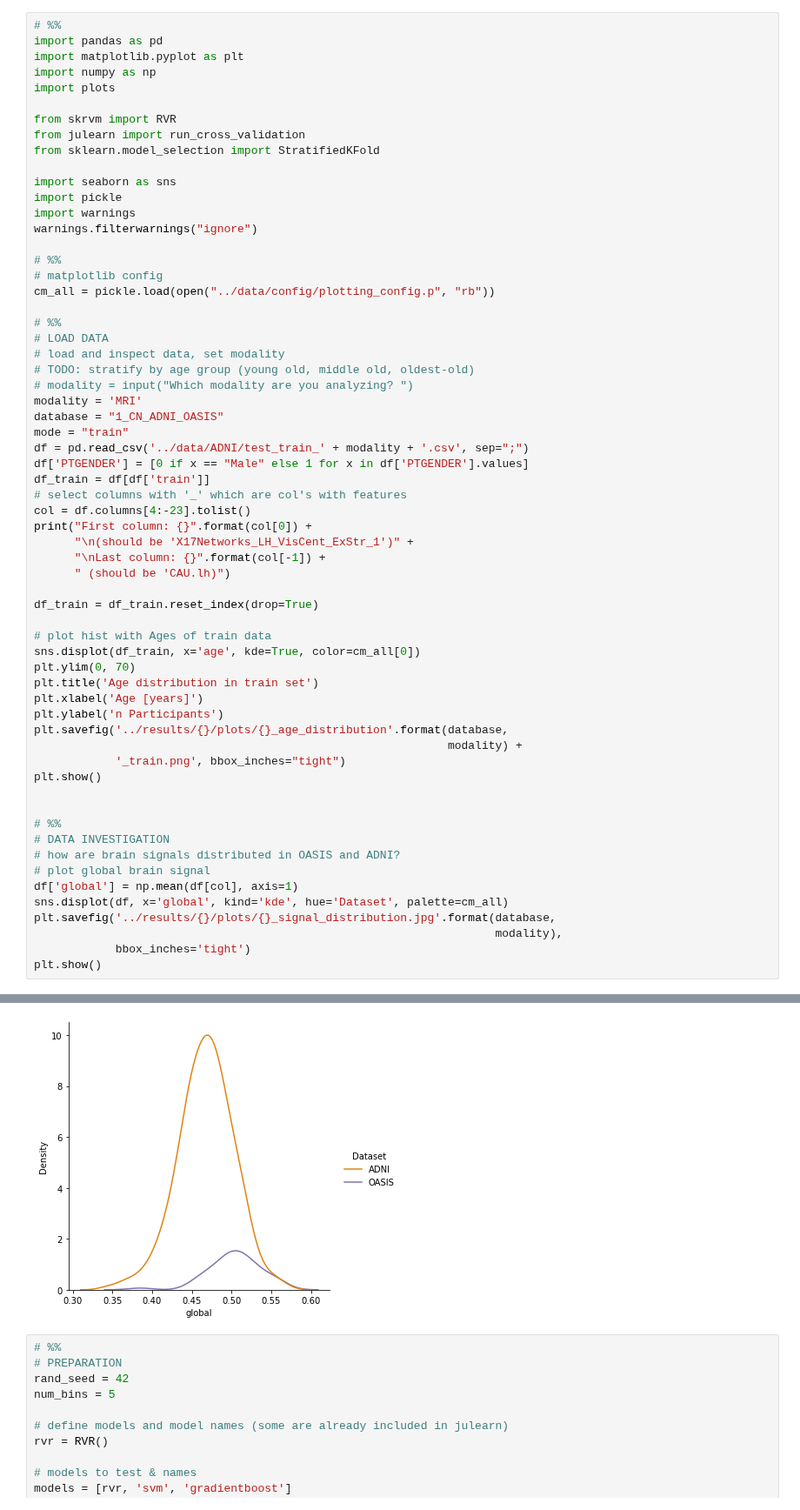
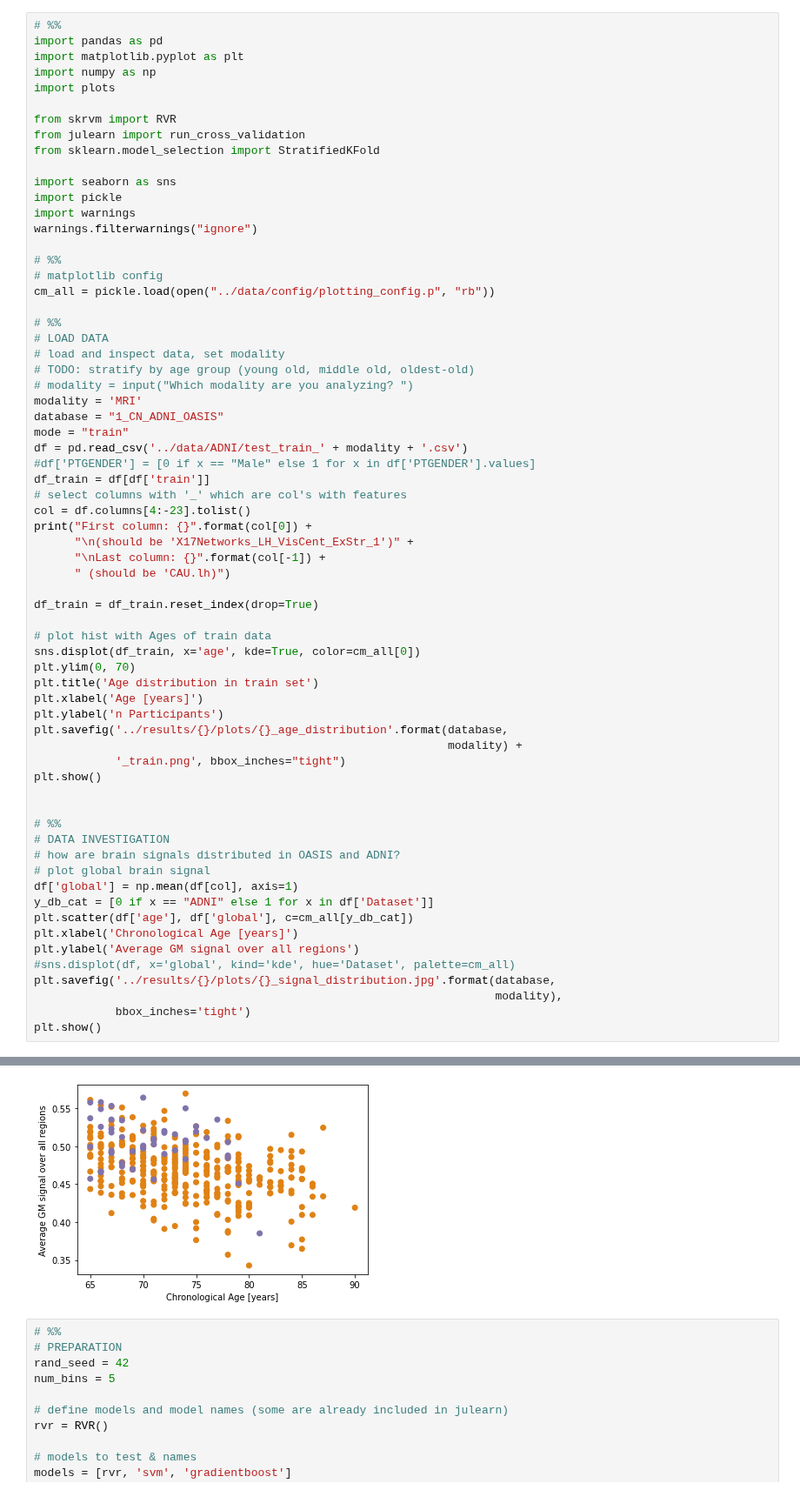
Before and after one commit to elenadoe/Brain_Age_PET_MRI, a Jupyter notebook: src/MRI-nogender.ipynb, the cells around one changed output, grey strips where cells are left out. Shown at 87% size. Cells and saved outputs as stored; diff of their text form.

```diff
--- a/src/MRI-nogender.ipynb
+++ b/src/MRI-nogender.ipynb
@@ -26,8 +26,8 @@ cm_all = pickle.load(open("../data/config/plotting_config.p", "rb"))
 modality = 'MRI'
 database = "1_CN_ADNI_OASIS"
 mode = "train"
-df = pd.read_csv('../data/ADNI/test_train_' + modality + '.csv', sep=";")
-df['PTGENDER'] = [0 if x == "Male" else 1 for x in df['PTGENDER'].values]
+df = pd.read_csv('../data/ADNI/test_train_' + modality + '.csv')
+#df['PTGENDER'] = [0 if x == "Male" else 1 for x in df['PTGENDER'].values]
 df_train = df[df['train']]
 # select columns with '_' which are col's with features
 col = df.columns[4:-23].tolist()
@@ -37,35 +37,39 @@ print("First column: {}".format(col[0]) +
       " (should be 'CAU.lh)")
 
 df_train = df_train.reset_index(drop=True)
 
 # plot hist with Ages of train data
 sns.displot(df_train, x='age', kde=True, color=cm_all[0])
 plt.ylim(0, 70)
 plt.title('Age distribution in train set')
 plt.xlabel('Age [years]')
 plt.ylabel('n Participants')
 plt.savefig('../results/{}/plots/{}_age_distribution'.format(database,
                                                              modality) +
             '_train.png', bbox_inches="tight")
 plt.show()
 
 
 # %%
 # DATA INVESTIGATION
 # how are brain signals distributed in OASIS and ADNI?
 # plot global brain signal
 df['global'] = np.mean(df[col], axis=1)
-sns.displot(df, x='global', kind='kde', hue='Dataset', palette=cm_all)
+y_db_cat = [0 if x == "ADNI" else 1 for x in df['Dataset']]
+plt.scatter(df['age'], df['global'], c=cm_all[y_db_cat])
+plt.xlabel('Chronological Age [years]')
+plt.ylabel('Average GM signal over all regions')
+#sns.displot(df, x='global', kind='kde', hue='Dataset', palette=cm_all)
 plt.savefig('../results/{}/plots/{}_signal_distribution.jpg'.format(database,
                                                                     modality),
             bbox_inches='tight')
 plt.show()
 # %% [output]
 First column: X17Networks_LH_VisCent_ExStr_1
 (should be 'X17Networks_LH_VisCent_ExStr_1')
 Last column: CAU.lh (should be 'CAU.lh)
 [figure]
-[figure, old version]
+[figure, new version]
 # %%
 # %%
 # PREPARATION
```
Also changed, not shown: 46 other files.
